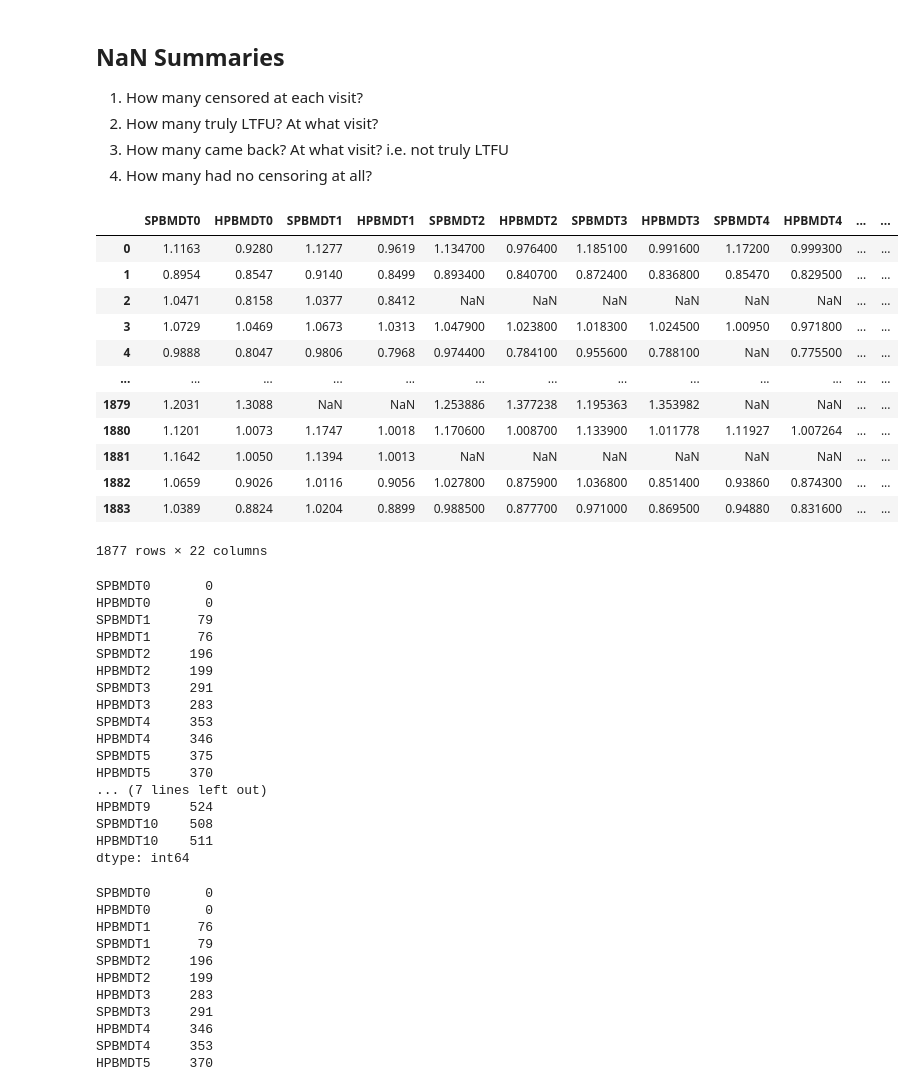
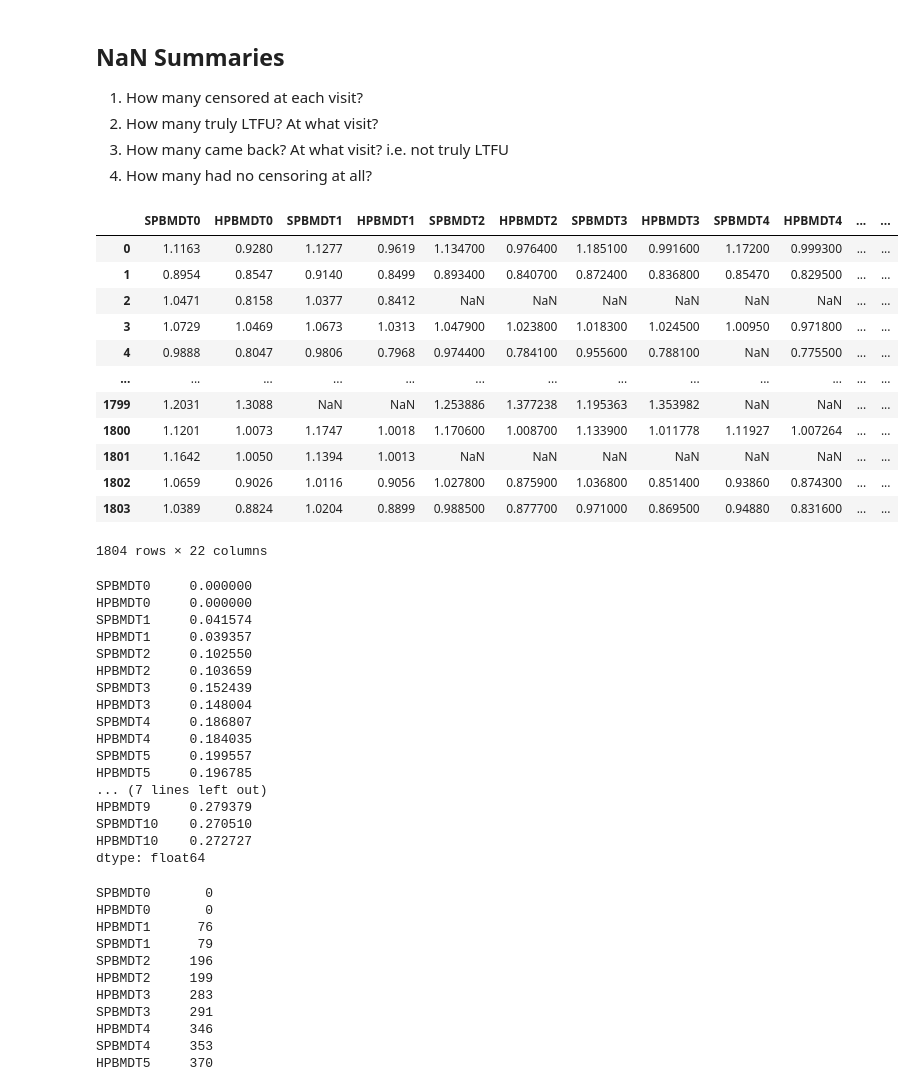
Before and after one commit to c6shi/hormone-use-bmd, a Jupyter notebook: eda.ipynb, the cells around one changed output. Saved outputs shown, nothing was run; the diff lists cells and outputs as text; code cells hidden in the pictures.

```diff
--- a/eda.ipynb
+++ b/eda.ipynb
@@ -2,7 +2,7 @@
 import pandas as pd
 import numpy as np
 # %%
-data = pd.read_csv("pre-eda-data.csv")
+data = pd.read_csv("eda-data.csv")
 data.head()
 # %% [output]
 |  | SWANID | AGE | RACE(1) Black/African American | RACE(2) Chinese/Chinese American | RACE(3) Japanese/Japanese American | DEGREE | DIABETE0 | ... |
@@ -208,44 +222,44 @@ I think it's fine to remove these seven; they do have quite a bit of measured ou
 # %%
 # remember: we can just look at the nulls in SPBMDT and HPBMDT
 censor_prefix = ['SPBMDT', 'HPBMDT']
 censor_col = [prefix + str(i) for i in range(0, 11) for prefix in censor_prefix]
-data_censor = data_no_null_hormuser[censor_col]
+data_censor = data[censor_col]
 data_censor
 # %% [output]
 |  | SPBMDT0 | HPBMDT0 | SPBMDT1 | HPBMDT1 | SPBMDT2 | HPBMDT2 | SPBMDT3 | HPBMDT3 | SPBMDT4 | HPBMDT4 | ... | ... |
 | 0 | 1.1163 | 0.9280 | 1.1277 | 0.9619 | 1.134700 | 0.976400 | 1.185100 | 0.991600 | 1.17200 | 0.999300 | ... | ... |
 | 1 | 0.8954 | 0.8547 | 0.9140 | 0.8499 | 0.893400 | 0.840700 | 0.872400 | 0.836800 | 0.85470 | 0.829500 | ... | ... |
 | 2 | 1.0471 | 0.8158 | 1.0377 | 0.8412 | NaN | NaN | NaN | NaN | NaN | NaN | ... | ... |
 | 3 | 1.0729 | 1.0469 | 1.0673 | 1.0313 | 1.047900 | 1.023800 | 1.018300 | 1.024500 | 1.00950 | 0.971800 | ... | ... |
 | 4 | 0.9888 | 0.8047 | 0.9806 | 0.7968 | 0.974400 | 0.784100 | 0.955600 | 0.788100 | NaN | 0.775500 | ... | ... |
 | ... | ... | ... | ... | ... | ... | ... | ... | ... | ... | ... | ... | ... |
-| 1879 | 1.2031 | 1.3088 | NaN | NaN | 1.253886 | 1.377238 | 1.195363 | 1.353982 | NaN | NaN | ... | ... |
-| 1880 | 1.1201 | 1.0073 | 1.1747 | 1.0018 | 1.170600 | 1.008700 | 1.133900 | 1.011778 | 1.11927 | 1.007264 | ... | ... |
-| 1881 | 1.1642 | 1.0050 | 1.1394 | 1.0013 | NaN | NaN | NaN | NaN | NaN | NaN | ... | ... |
-| 1882 | 1.0659 | 0.9026 | 1.0116 | 0.9056 | 1.027800 | 0.875900 | 1.036800 | 0.851400 | 0.93860 | 0.874300 | ... | ... |
-| 1883 | 1.0389 | 0.8824 | 1.0204 | 0.8899 | 0.988500 | 0.877700 | 0.971000 | 0.869500 | 0.94880 | 0.831600 | ... | ... |
+| 1799 | 1.2031 | 1.3088 | NaN | NaN | 1.253886 | 1.377238 | 1.195363 | 1.353982 | NaN | NaN | ... | ... |
+| 1800 | 1.1201 | 1.0073 | 1.1747 | 1.0018 | 1.170600 | 1.008700 | 1.133900 | 1.011778 | 1.11927 | 1.007264 | ... | ... |
+| 1801 | 1.1642 | 1.0050 | 1.1394 | 1.0013 | NaN | NaN | NaN | NaN | NaN | NaN | ... | ... |
+| 1802 | 1.0659 | 0.9026 | 1.0116 | 0.9056 | 1.027800 | 0.875900 | 1.036800 | 0.851400 | 0.93860 | 0.874300 | ... | ... |
+| 1803 | 1.0389 | 0.8824 | 1.0204 | 0.8899 | 0.988500 | 0.877700 | 0.971000 | 0.869500 | 0.94880 | 0.831600 | ... | ... |
-1877 rows × 22 columns
+1804 rows × 22 columns
 # %%
 # 1. number of nulls per visit; in order of visit
-data_censor.isna().sum()
+data_censor.isna().mean()
 # %% [output]
-SPBMDT0       0
-HPBMDT0       0
-SPBMDT1      79
-HPBMDT1      76
-SPBMDT2     196
-HPBMDT2     199
-SPBMDT3     291
-HPBMDT3     283
-SPBMDT4     353
-HPBMDT4     346
-SPBMDT5     375
-HPBMDT5     370
+SPBMDT0     0.000000
+HPBMDT0     0.000000
+SPBMDT1     0.041574
+HPBMDT1     0.039357
+SPBMDT2     0.102550
+HPBMDT2     0.103659
+SPBMDT3     0.152439
+HPBMDT3     0.148004
+SPBMDT4     0.186807
+HPBMDT4     0.184035
+SPBMDT5     0.199557
+HPBMDT5     0.196785
 ... (7 lines left out)
-HPBMDT9     524
-SPBMDT10    508
-HPBMDT10    511
-dtype: int64
+HPBMDT9     0.279379
+SPBMDT10    0.270510
+HPBMDT10    0.272727
+dtype: float64
 # %%
 # 1. number of nulls per visit; in order of number of nulls
 data_censor.isna().sum().sort_values()
```
Also changed, not shown: parts of 17 cells of this notebook, 2 other files.
